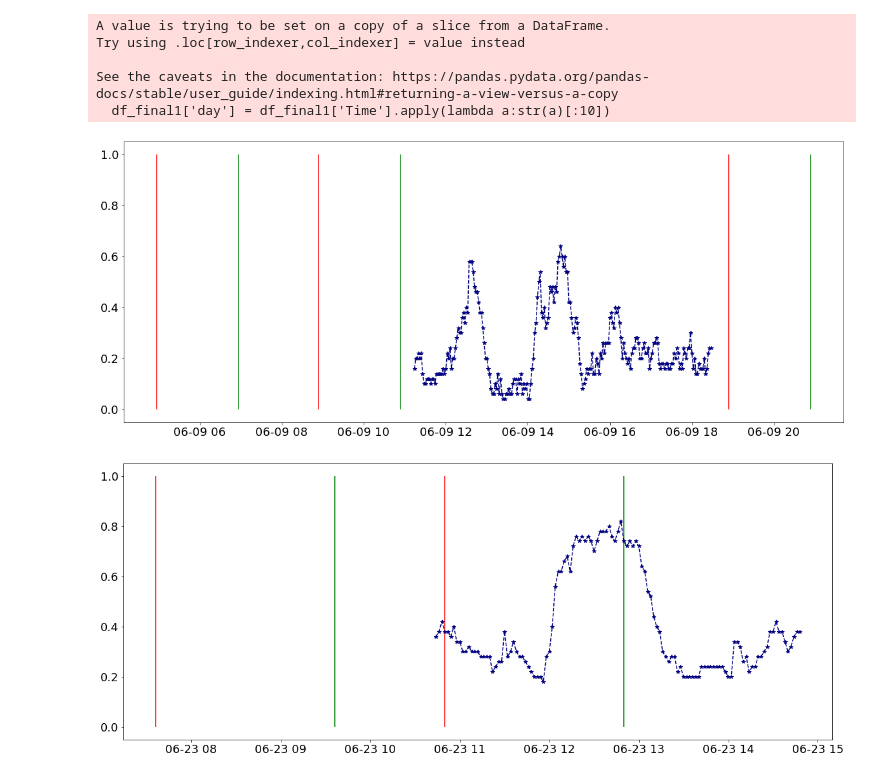
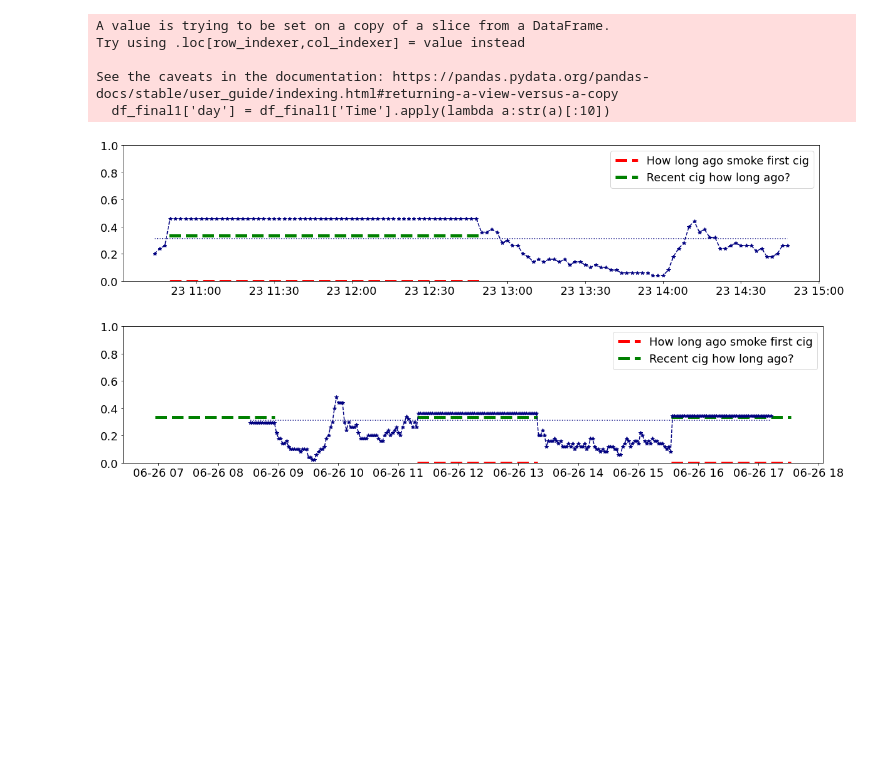
Before and after one commit to aungkonazim/mrisk, a Jupyter notebook: evaluation_pulearn_and_plots/evaluation_positive_only_v1.ipynb, the cells around one changed output. Drawn from its saved outputs; the diff is of its cells as text; code cells hidden in the pictures; blank space fills up the shorter version.

```diff
--- a/evaluation_pulearn_and_plots/evaluation_positive_only_v1.ipynb
+++ b/evaluation_pulearn_and_plots/evaluation_positive_only_v1.ipynb
@@ -253,7 +253,7 @@ ema_data['Time'] = ema_data['Starttime'].apply(lambda a:datetime.fromtimestamp(a
 ema_data['day'] = ema_data['Time'].apply(lambda a:str(a)[:10])
 puff_data['Time'] = puff_data['Lapse'].apply(lambda a:datetime.fromtimestamp(a/1000))
 puff_data['day'] = puff_data['Time'].apply(lambda a:str(a)[:10])
-df_final1 = df_final[df_final.Model=='DRES']
+df_final1 = df_final[df_final.Model=='DDHI']
 df_final1['day'] = df_final1['Time'].apply(lambda a:str(a)[:10])
 # %% [output]
 A value is trying to be set on a copy of a slice from a DataFrame.
@@ -277,5 +277,4 @@ dict_transform = {'None':12, '0 - 2 hrs':0, '2 hrs - 4 hrs':2, '8 hrs - 10 hrs':
        'More than 12 hrs':12}
 for c in smoking_columns:
        ema_data[c] = ema_data[c].apply(lambda a:dict_transform[a])
-
-ema_data = ema_data[['Starttime','Participant','Howmany Cigs?']+time_columns+smoking_columns]
+ema_data = ema_data[['Starttime','Participant','Howmany Cigs?','Smoked Cig?']+time_columns+smoking_columns]
@@ -284,40 +281,67 @@ ema_data = ema_data[['Starttime','Participant','Howmany Cigs?']+time_columns+smo
 # %%
-# for i,row in df_final1.iterrows():
-#     endtime = row['Time']
-#     user = row['User']
-#     break
+all_days = []
+colors_line= ['r','g','b']
 count = 0
-
 for user in df_final1.User.unique():
     ema_user = ema_data[ema_data.Participant==int(user)]
     df_user = df_final1[df_final1.User==user]
 
     for day in df_user.day.unique():
         df_user_day = df_user[df_user.day==day].sort_values('Time').reset_index(drop=True)
+        # df_user_day['Time'] = df_user_day['Time'].apply(lambda a:a+np.timedelta64(15,'m'))
+        df_user_day['ema_lapse'] = 0
+        if df_user_day.shape[0]<120:
+            continue
         start_time = np.datetime64(parser.parse(day))
         end_time = np.datetime64(parser.parse(day))+np.timedelta64(24,'h')
         ema_user_day = ema_user[(ema_user.Starttime>=start_time)&(ema_user.Starttime<=end_time)]
-        plt.figure(figsize=(10,8))
+        x1 = [[],[],[]]
+        for j,aa in enumerate(list(zip(smoking_columns,time_columns))[:3]):
+            column,columnt = aa
+            for i,ema in ema_user_day.iterrows():
+                n1 = ema[column]
+                if n1==12:
+                    continue
+                n2 = n1+2
+                n1t = ema[columnt]-np.timedelta64(n1,'h')
+                n2t = ema[columnt]-np.timedelta64(n2,'h')
+
+                # df_user_day[(df_user_day.Time>=n2t)&(df_user_day.Time<=n1t)]['ema_lapse'] = 1
+                index = df_user_day[(df_user_day.Time>=n2t)&(df_user_day.Time<=n1t)].index.values
+                if len(index)==0:
+                    # df_user_day.loc[index]['ema_lapse'] = 1
+                    continue
+                df_user_day.loc[(df_user_day.Time>n2t)&(df_user_day.Time<n1t),'ema_lapse']=1
+                df_user_day.loc[(df_user_day.Time>n2t)&(df_user_day.Time<n1t),'Predicted']= np.percentile(df_user_day[(df_user_day.Time>n2t)&(df_user_day.Time<n1t)]['Predicted'],80)
+                if len(index)==0:
+                #     df_user_day.loc[index]['ema_lapse'] = 1
+                    continue
+                x1[j].append(np.array([n1t,n2t]))
+                # x2.append(n2t)
+                # y.append(int(ema['Howmany Cigs?']))
+        zeros = 0
+        all_days.append(df_user_day)
+        for a in x1:
+            if len(a)==0:
+                zeros+=1
+        if zeros==3:
+            continue
+        plt.figure(figsize=(20,4))
         plt.plot(df_user_day['Time'],df_user_day['Predicted'],'--*')
-        x1 = []
-        x2 = []
-        y = []
-        column = 'How long ago smoke first cig'
-        columnt = 'Time.43'
-        for i,ema in ema_user_day.iterrows():
-            n1 = ema[column]
-            if n1==12:
+        plt.hlines([bias_col['DDHI']],[df_user_day['Time'].min()],[df_user_day['Time'].max()],linestyle=':')
+        for k,a in enumerate(x1):
+            if len(a)==0:
                 continue
-            n2 = n1+2
-            x1.append(ema[columnt]-np.timedelta64(n1,'h'))
-            x2.append(ema[columnt]-np.timedelta64(n2,'h'))
-            # y.append(int(ema['Howmany Cigs?']))
-        plt.vlines(x2,0,1,'r')
-        plt.vlines(x1,0,1,'g')
+            a = np.array(a)
+            plt.hlines([k/3]*len(a),a[:,1],a[:,0],colors_line[k],linestyle='--',linewidth=5,label=smoking_columns[k])
+        plt.legend()
+        plt.ylim([0,1])
+        # plt.vlines(x2,0,1,'r')
+        # plt.vlines(x1,0,1,'g')
         plt.show()
         count+=1
-        if count>40:
-            break
+    if count>20:
+        break
 # %% [output]
-[figure, old version]
+[figure, new version]
-[figure, old version]
+[figure, new version]
```
Also changed, not shown: parts of 12 cells of this notebook, 1 other file.
